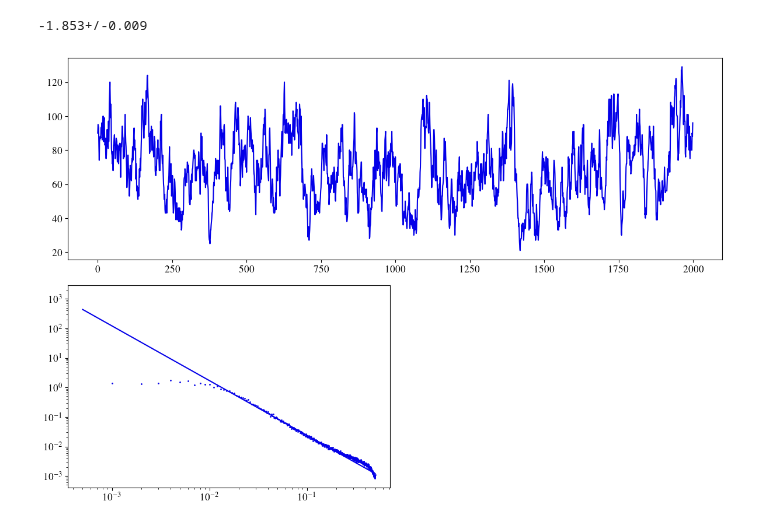
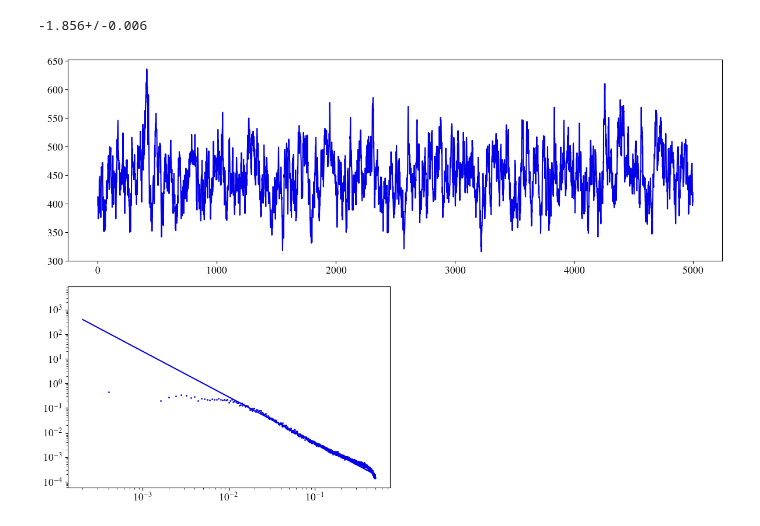
Before and after one commit to GabrielRemi/Sandpile, a Jupyter notebook: Code/power_spectrum.ipynb, the cells around one changed output. Cells and saved outputs as stored; diff of their text form; code cells hidden in the pictures.

Commit message:
saving only total dissipation

```diff
--- a/Code/power_spectrum.ipynb
+++ b/Code/power_spectrum.ipynb
@@ -15,14 +16,16 @@ system.run_multiple_samples("test_data", 100_000, 5, step=100, time_cut_off=2000
 # draw_slope(system.average_slopes[:10000])
 # %%
 # df = load_combine_avalanche_data_samples("test_data/d2_g40_c7_cl_nco")
-data = load_dissipation_rates("data/d2_g20_c7_cl_nco")
+data_dir = pathlib.Path("test_data/d2_g20_c7_cl_nco")
 # data[0][0]
 # %%
 from analysis import *
 import scipy
 # plt.ylim(10e-3)
 N = 2_000
-f, n = get_total_dissipation_rate(data[0], N)
+samples = 200
+f = np.load(data_dir / "data_0.total_dissipation_rate.npy")
+n = len(f)
 
 plt.figure(1, figsize=(12, 8))
 # plt.subplot(211)
@@ -31,36 +34,36 @@ plt.figure(1, figsize=(12, 8))
 
 plt.subplot(223)
 plt.xscale("log")
 plt.yscale("log")
 # plt.scatter(freq[:n//2], s[:n//2], s=3)
 s = np.zeros(n//2 + 1)
 freq = np.fft.rfftfreq(n, 1)
 
-for i in range(len(data)):
-    f, n = get_total_dissipation_rate(data[i], N)
-    if i == 1:
+for i in range(samples):
+    f = np.load(data_dir / f"data_{i}.total_dissipation_rate.npy")
+    if i == 0:
         plt.subplot(211)
         plt.plot(range(n), f)
     corr = scipy.signal.correlate(f, f, mode="same", method="fft").astype(np.float64)
     corr /= corr.max()
     s += np.fft.rfft(corr).real
     # s += np.fft.rfft(f).__abs__()**2
     # freq = np.fft.rfftfreq(len(corr), 1)
 
 plt.subplot(223)
-s /= len(data)
+s /= samples
 plt.scatter(freq, s, s=1)
 # plt.plot(freq, s)
 
 # s = np.fft.fft(f).__abs__()**2
 # freq = np.fft.fftfreq(len(f), 1)
 # plt.scatter(freq, s, s=3)
 #
 m, b = calculate_scaling_exponent(freq, s, lower_limit=0.01, upper_limit=0.2)
 plt.plot(freq[1:], np.exp(b.nominal_value) * freq[1:]**m.nominal_value)
 print(m)
 
 # print(freq)
 # %% [output]
--1.853+/-0.009
+-1.856+/-0.006
-[figure, old version]
+[figure, new version]
```
Also changed, not shown: parts of 1 cell of this notebook, 11 other files.
